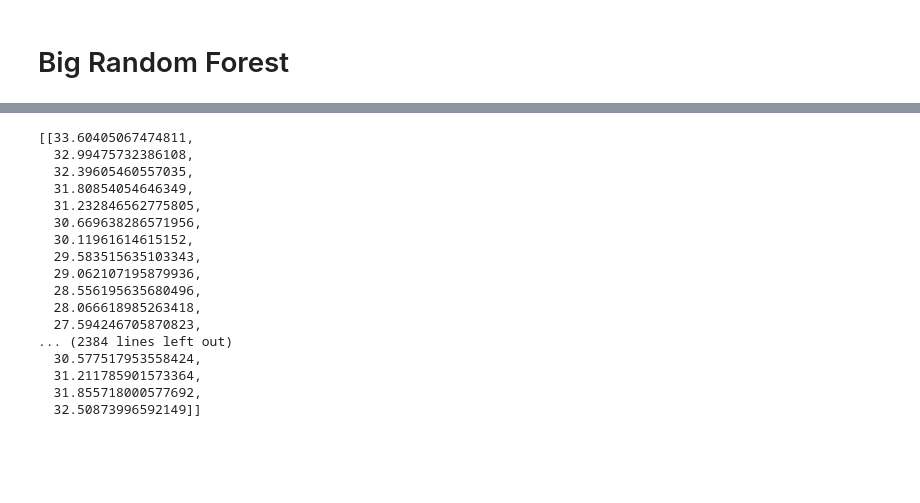
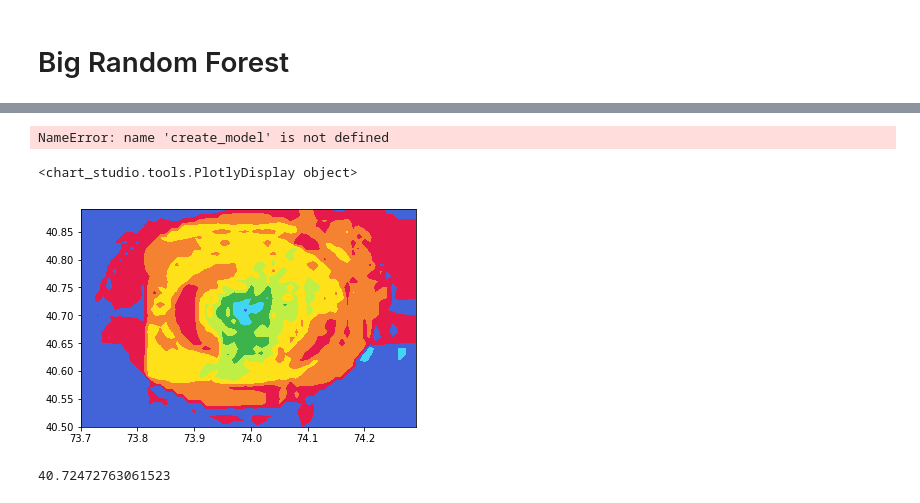
Before and after one commit to lucasPDY/Machine-Learning-with-MiniZinc, a Jupyter notebook: Taxi/taxi.ipynb, the cells around one changed output, grey strips where cells are left out. Saved outputs shown, nothing was run; the diff lists cells and outputs as text; code cells hidden in the pictures; blank space fills up the shorter version.

Commit message:
Adding visualization from minizinc's result

```diff
--- a/Taxi/taxi.ipynb
+++ b/Taxi/taxi.ipynb
@@ -465,2 +428,0 @@ temp_df
-# %%
-temp_df['trip_duration_prediction'] = obj.predict(temp_df.drop("trip_duration", axis=1))
@@ -498,27 +428,0 @@ for i in range(60):
-# %%
-temp2_list = []
-for i in sample_lat:
-    temp1_list = []
-    for j in sample_lng:
-        temp1_list.append(get_distance_between_points(40.70729,-74.01095,i,j))
-    temp2_list.append(temp1_list)
-# %%
-temp2_list
-# %% [output]
-[[33.60405067474811,
-  32.99475732386108,
-  32.39605460557035,
-  31.80854054646349,
-  31.232846562775805,
-  30.669638286571956,
-  30.11961614615152,
-  29.583515635103343,
-  29.062107195879936,
-  28.556195635680496,
-  28.066618985263418,
-  27.594246705870823,
-... (2384 lines left out)
-  30.577517953558424,
-  31.211785901573364,
-  31.855718000577692,
-  32.50873996592149]]
@@ -524,0 +471,6 @@ temp2_list
+# %%
+wall_street_location = [40.70729,-74.01095]
+
+xdf = create_model(temp_df,wall_street_location)
+# %% [output]
+NameError: name 'create_model' is not defined
@@ -524,0 +527,6 @@ temp2_list
+# %%
+draw_contour_matplotlib(xdf)
+draw_contour_plotly(xdf)
+# %% [output]
+<chart_studio.tools.PlotlyDisplay object>
+[figure, added]
@@ -524,0 +543,4 @@ temp2_list
+# %%
+temp_df.iloc[14841]['dropoff_latitude']
+# %% [output]
+40.72472763061523
```
Also changed, not shown: parts of 41 cells of this notebook.
